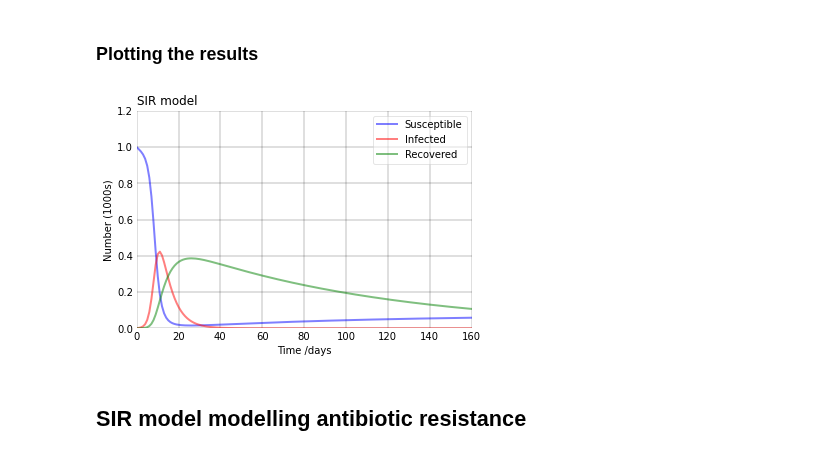
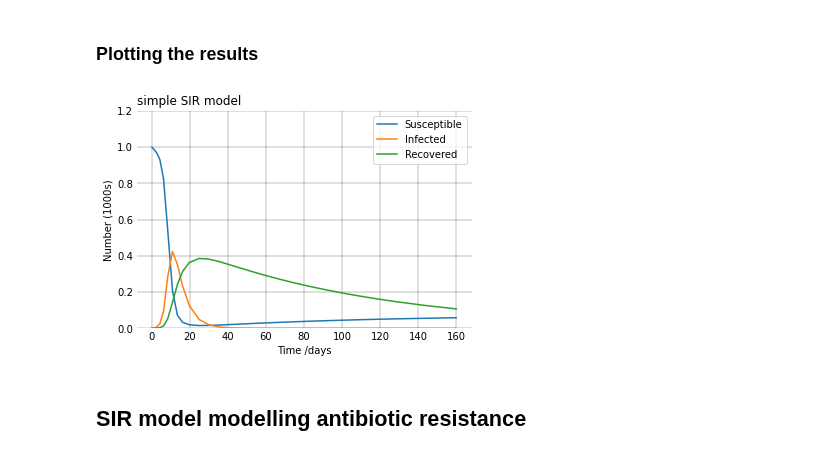
Before and after one commit to mjemons/IDD_TB, a Jupyter notebook: scripts/simulation.ipynb, the cells around one changed output. Saved outputs shown, nothing was run; the diff lists cells and outputs as text; code cells hidden in the pictures.

```diff
--- a/scripts/simulation.ipynb
+++ b/scripts/simulation.ipynb
@@ -67,7 +67,8 @@ S0 = N - I0 - R0
 beta1, gamma1 = 1/N, 1./10
 
 #initial grid
-t = np.linspace(0, 160, 160)
+#t = np.linspace(0, 160, 160)
+t = 160
 # %%
 #PRE: all variables are positive integers
 #POST: The SIR model
@@ -91,20 +91,16 @@ S1, I1, R1 = sol.T
 # %% [markdown]
 ### Plotting the Result
 # %%
-#plot
-fig = plt.figure(facecolor='w')
+fig = plt.figure()
 ax = fig.add_subplot(111,  axisbelow=True)
-ax.plot(t, S1/1000, 'b', alpha=0.5, lw=2, label='Susceptible')
-ax.plot(t, I1/1000, 'r', alpha=0.5, lw=2, label='Infected')
-ax.plot(t, R1/1000, 'g', alpha=0.5, lw=2, label='Recovered')
+curves = ax.plot(sol.t, sol.y.T/1000)
+ax.legend(curves, ['Susceptible', 'Infected', 'Recovered'])
 ax.set_xlabel('Time /days')
 ax.set_ylabel('Number (1000s)')
 ax.set_ylim(0,1.2)
 ax.yaxis.set_tick_params(length=0)
 ax.xaxis.set_tick_params(length=0)
 ax.grid(b=True, which='major', c='k', lw=0.25, ls='-')
-legend = ax.legend()
-legend.get_frame().set_alpha(0.5)
 for spine in ('top', 'right', 'bottom', 'left'):
     ax.spines[spine].set_visible(False)
 plt.title('simple SIR model', loc='left')
@@ -168,7 +164,7 @@ deltaR = 0.01
 #PRE: all variables are positive integers
 #POST: The SIR model with death rates
 
-def SIRcomplex (y, t, N, beta, gamma, Lambda, deltaS, deltaI, deltaR):
+def SIRcomplex (t, y, N, beta, gamma, Lambda, deltaS, deltaI, deltaR):
     S, I, R = y
     dSdt = Lambda - deltaS * S - beta * S * I
     dIdt = beta * S * I  - deltaI * I - gamma * I
@@ -179,32 +175,27 @@ def SIRcomplex (y, t, N, beta, gamma, Lambda, deltaS, deltaI, deltaR):
 ### Solving the ODE system
 # %%
 #numerically integrate the ODEs
-sol = odeint(SIRcomplex, y0, t, args=(N, beta2, gamma2, Lambda, deltaS, deltaI, deltaR))
-S2, I2, R2 = sol.T
+sol = solve_ivp(SIRcomplex, [0,160], y0, args=(N, beta2, gamma2, Lambda, deltaS, deltaI, deltaR))
 # %% [markdown]
 ### Plotting the results
 # %%
 #plot
-fig = plt.figure(facecolor='w')
-ax = fig.add_subplot(111, axisbelow=True)
-ax.plot(t, S2/1000, 'b', alpha=0.5, lw=2, label='Susceptible')
-ax.plot(t, I2/1000, 'r', alpha=0.5, lw=2, label='Infected')
-ax.plot(t, R2/1000, 'g', alpha=0.5, lw=2, label='Recovered')
+fig = plt.figure()
+ax = fig.add_subplot(111,  axisbelow=True)
+curves = ax.plot(sol.t, sol.y.T/1000)
+ax.legend(curves, ['Susceptible', 'Infected', 'Recovered'])
 ax.set_xlabel('Time /days')
 ax.set_ylabel('Number (1000s)')
 ax.set_ylim(0,1.2)
-ax.set_xlim(0, 160)
 ax.yaxis.set_tick_params(length=0)
 ax.xaxis.set_tick_params(length=0)
 ax.grid(b=True, which='major', c='k', lw=0.25, ls='-')
-legend = ax.legend()
-legend.get_frame().set_alpha(0.5)
 for spine in ('top', 'right', 'bottom', 'left'):
     ax.spines[spine].set_visible(False)
-plt.title('SIR model', loc='left')
+plt.title('simple SIR model', loc='left')
 plt.show()
 # %% [output]
-[figure, old version]
+[figure, new version]
 # %% [markdown]
 ## SIR model modelling antibiotic resistance
 # %% [markdown]
```
Also changed, not shown: parts of 5 cells of this notebook.
